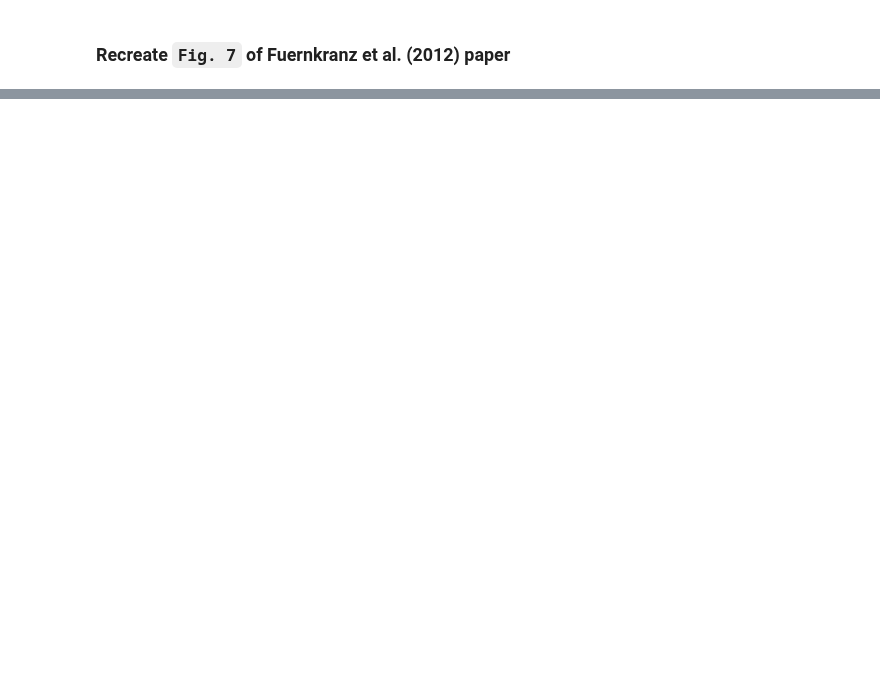
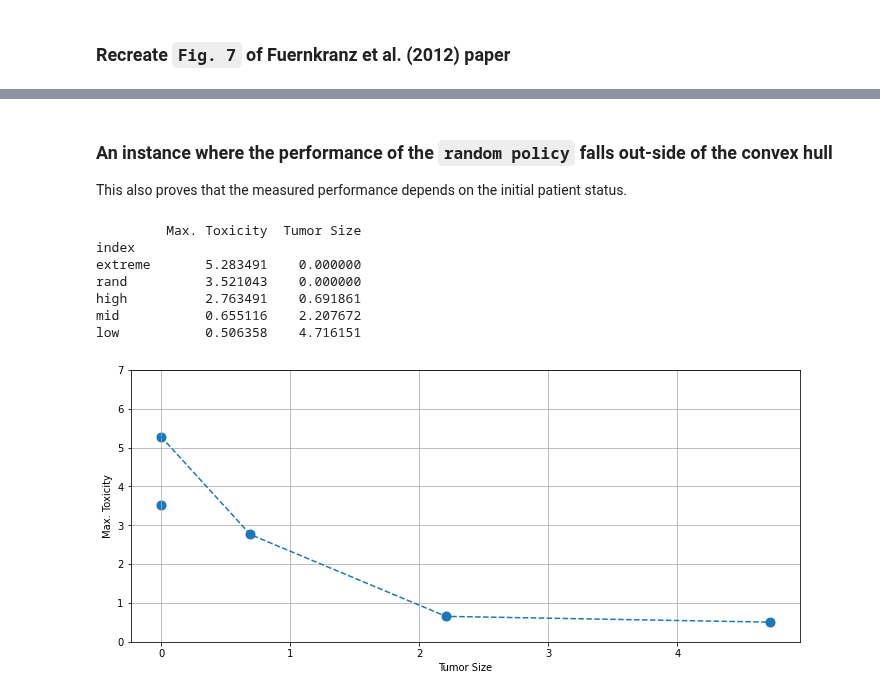
Before and after one commit to PandulaP/RL_Research, a Jupyter notebook: Pb_policy_iteration/cancer_treatment_env/chemo_sim_env_validation.ipynb, the cells around one changed output, grey strips where cells are left out. Saved outputs shown, nothing was run; the diff lists cells and outputs as text; code cells hidden in the pictures; blank space fills up the shorter version.

```diff
--- a/Pb_policy_iteration/cancer_treatment_env/chemo_sim_env_validation.ipynb
+++ b/Pb_policy_iteration/cancer_treatment_env/chemo_sim_env_validation.ipynb
@@ -296,2 +308,17 @@ run_experiment(seed=17)
 # %% [markdown]
 <img src="graphics/FHCP_paper_fig_7.PNG">
+# %% [markdown]
+### An instance where the performance of the `random policy` falls out-side of the convex hull
+
+This also proves that the measured performance depends on the initial patient status.
+# %%
+run_experiment(seed=10) # Changing the seed value forces to use a different set of patients
+# %% [output]
+         Max. Toxicity  Tumor Size
+index
+extreme       5.283491    0.000000
+rand          3.521043    0.000000
+high          2.763491    0.691861
+mid           0.655116    2.207672
+low           0.506358    4.716151
+[figure, added]
```
Also changed, not shown: parts of 6 cells of this notebook.
